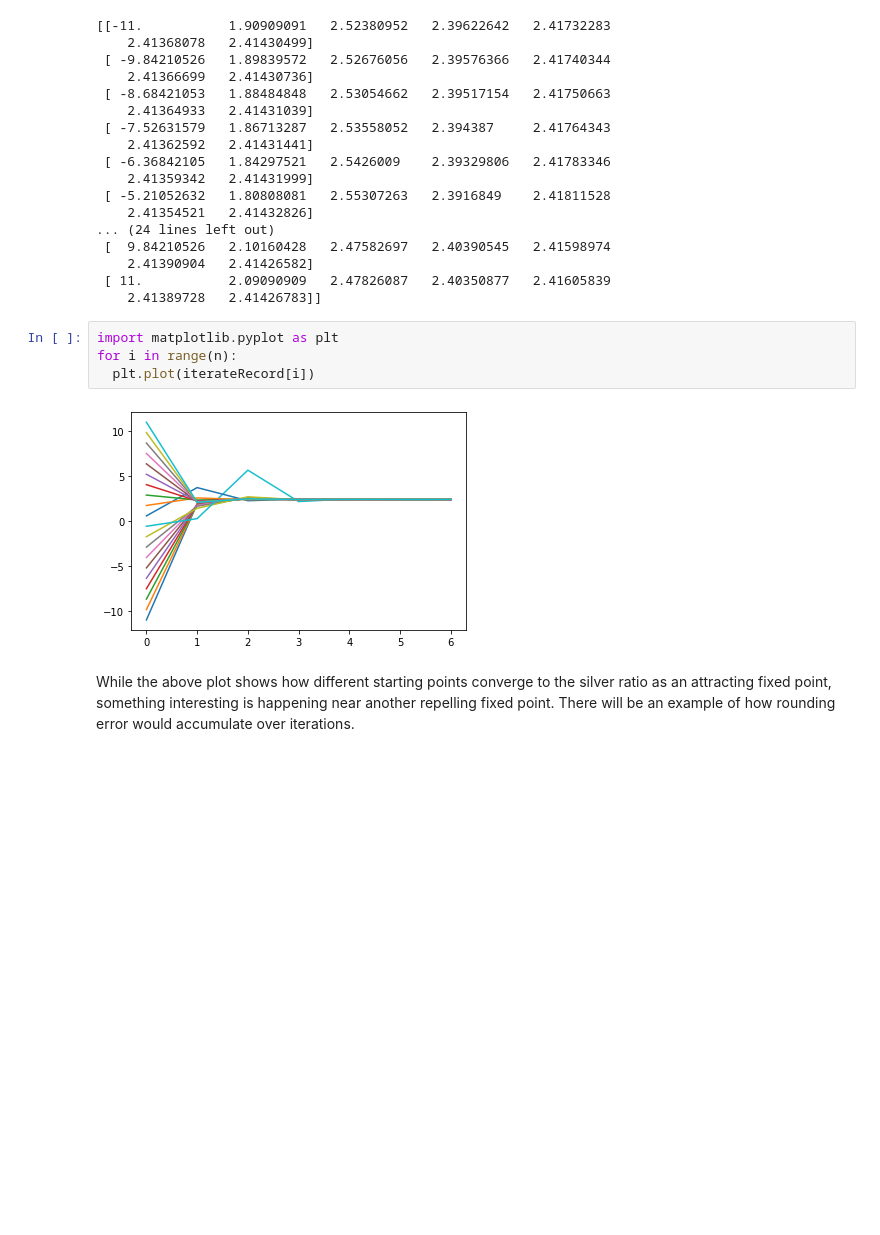
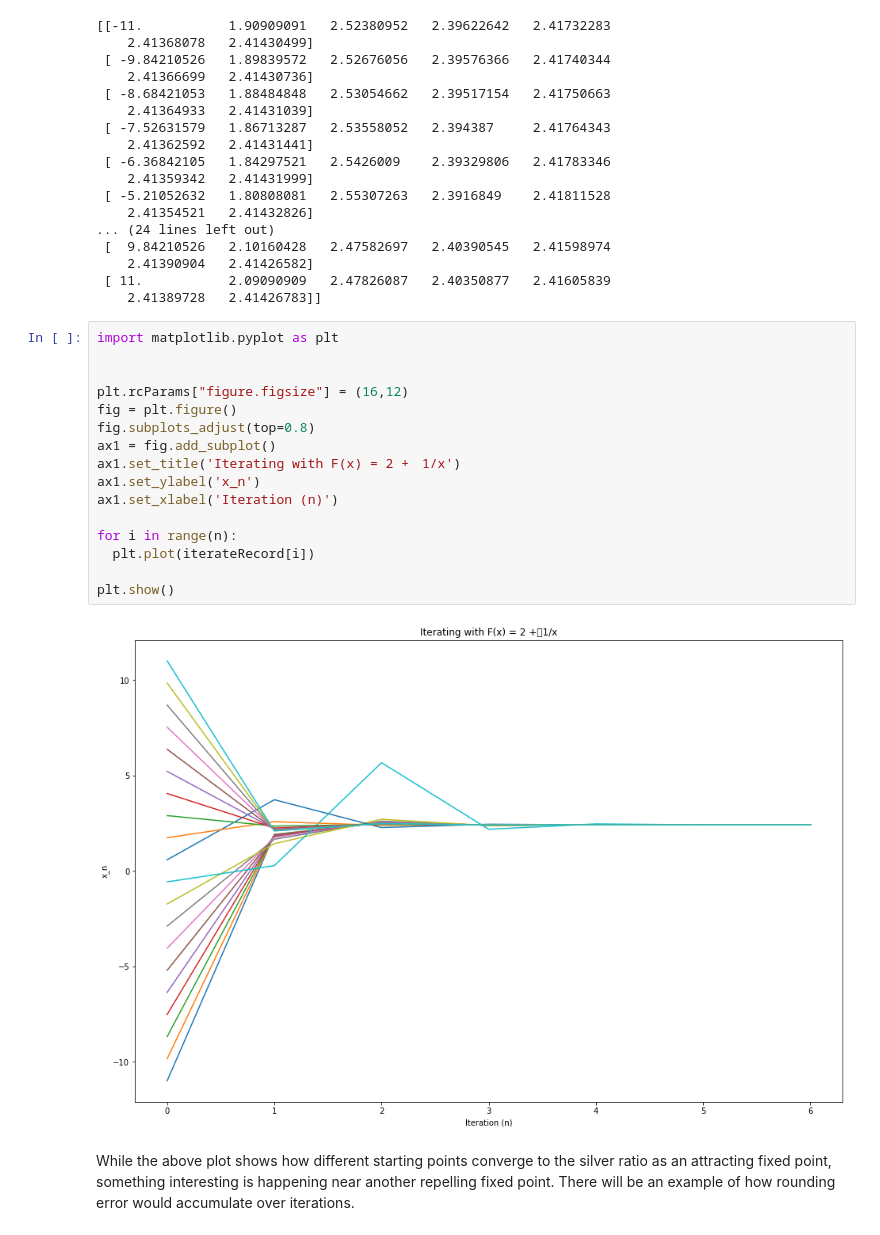
Before and after one commit to HanlunAI/NextGenCurriculumDemonstration, a Jupyter notebook: CollaborationDerivatives.ipynb, the cells around one changed output. Saved outputs shown, nothing was run; the diff lists cells and outputs as text; blank space fills up the shorter version.

```diff
--- a/CollaborationDerivatives.ipynb
+++ b/CollaborationDerivatives.ipynb
@@ -79,12 +91,24 @@ print(iterateRecord)
     2.41390904   2.41426582]
  [ 11.           2.09090909   2.47826087   2.40350877   2.41605839
     2.41389728   2.41426783]]
-# %%
-import matplotlib.pyplot as plt
-for i in range(n):
-  plt.plot(iterateRecord[i])
-# %% [output]
-[figure, removed]
+# %%
+import matplotlib.pyplot as plt
+
+
+plt.rcParams["figure.figsize"] = (16,12)
+fig = plt.figure()
+fig.subplots_adjust(top=0.8)
+ax1 = fig.add_subplot()
+ax1.set_title('Iterating with F(x) = 2 +　1/x')
+ax1.set_ylabel('x_n')
+ax1.set_xlabel('Iteration (n)')
+
+for i in range(n):
+  plt.plot(iterateRecord[i])
+
+plt.show()
+# %% [output]
+[figure, added]
 # %% [markdown]
 While the above plot shows how different starting points converge to the silver ratio as an attracting fixed point, something interesting is happening near another repelling fixed point. There will be an example of how rounding error would accumulate over iterations.
 # %%
```
Also changed, not shown: parts of 9 cells of this notebook.
